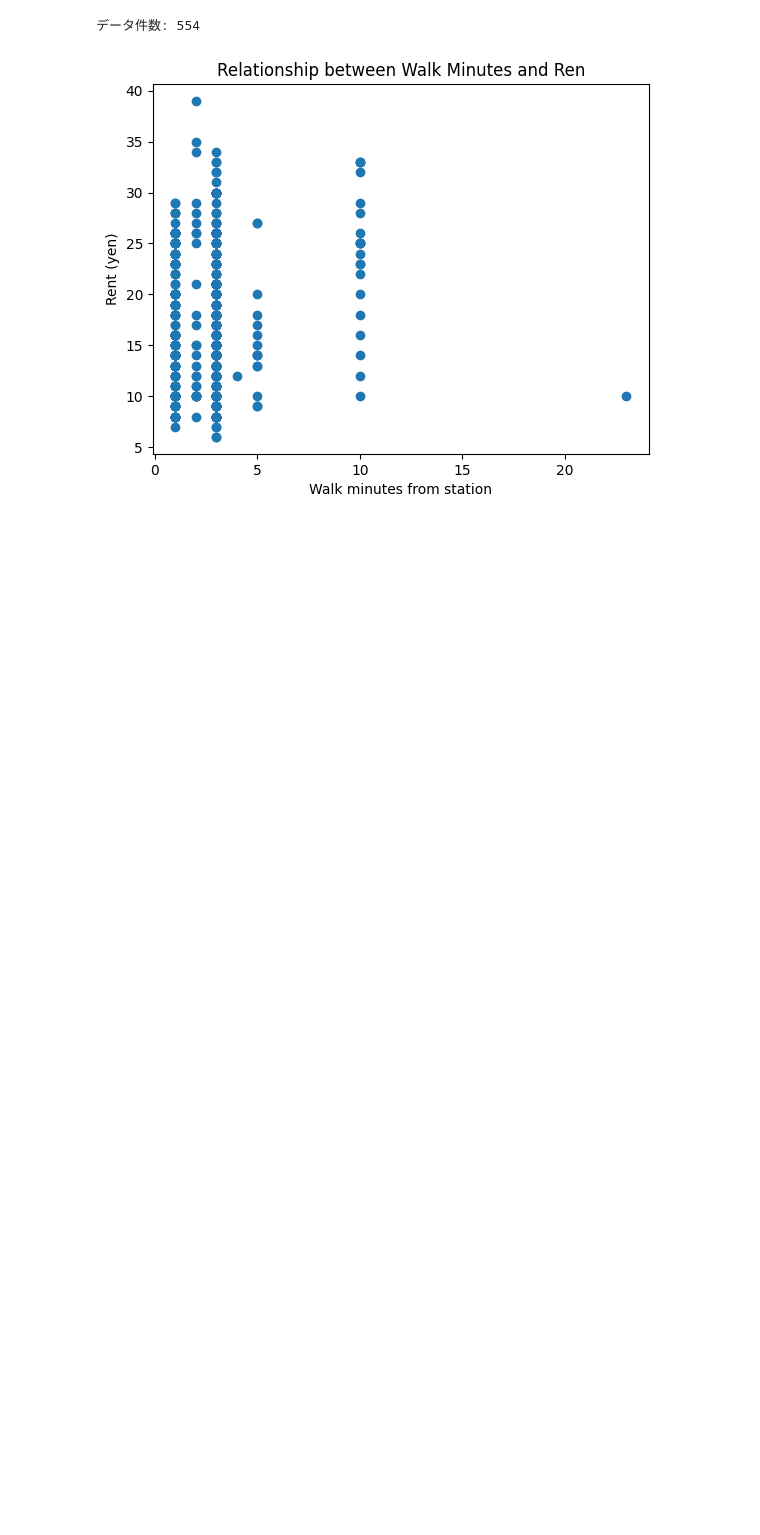
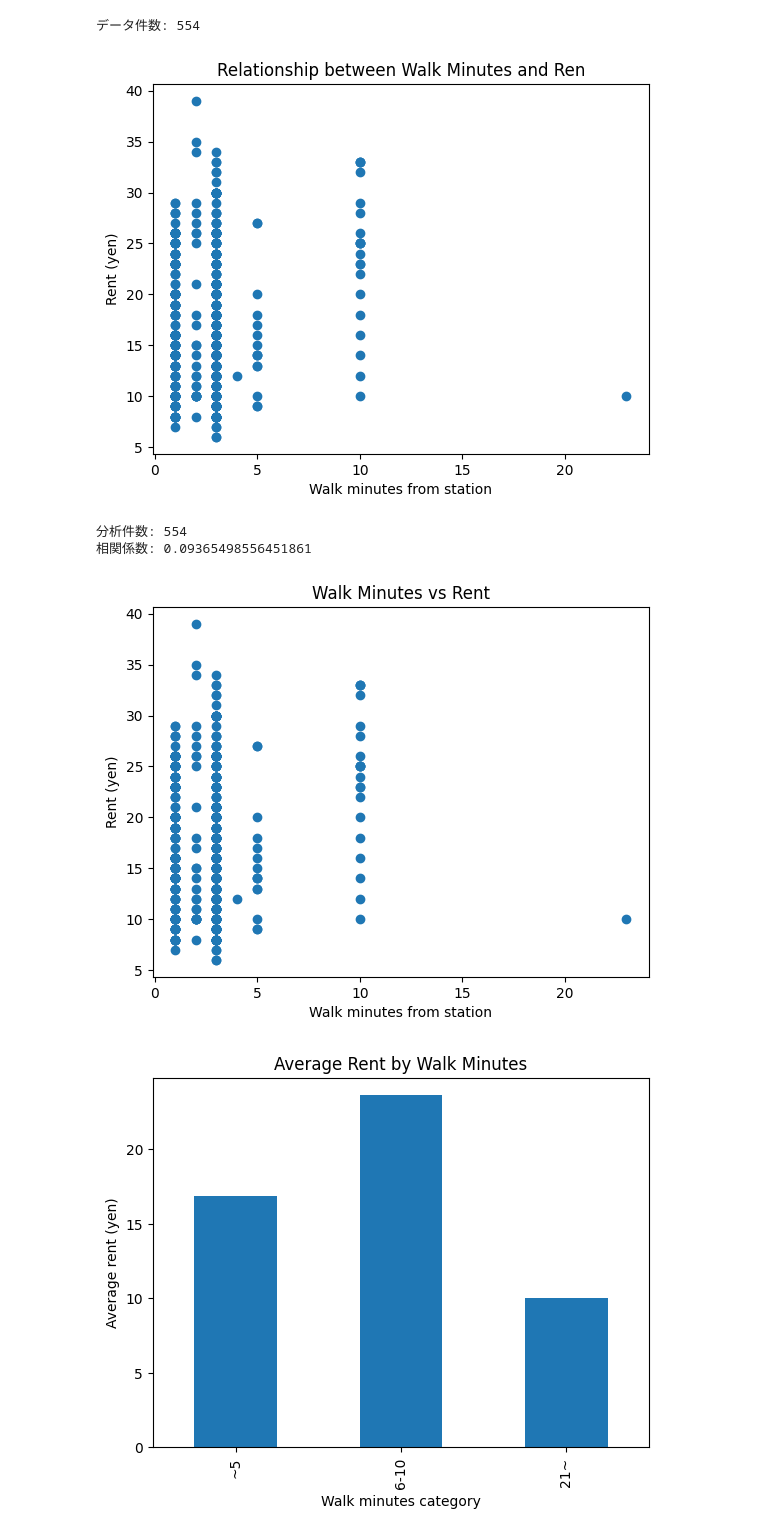
Before and after one commit to yuumi4311/dsprog2_2025, a Jupyter notebook: 最終課題/main.ipynb, the cells around one changed output. Saved outputs shown, nothing was run; the diff lists cells and outputs as text; code cells hidden in the pictures; blank space fills up the shorter version.

```diff
--- a/最終課題/main.ipynb
+++ b/最終課題/main.ipynb
@@ -264,0 +325,17 @@ if __name__ == "__main__":
+# %%
+if __name__ == "__main__":
+    analyzer = RealEstateAnalyzer("suumo.db")
+
+    # 世田谷区だけ分析（入力で変えられる）
+    df = analyzer.load_data(ward="世田谷区")
+
+    print(f"分析件数: {len(df)}")
+    print("相関係数:", analyzer.calc_correlation(df))
+
+    analyzer.plot_scatter(df)
+    analyzer.plot_average_by_walk(df)
+# %% [output]
+分析件数: 554
+相関係数: 0.09365498556451861
+[figure, added]
+[figure, added]
```
Also changed, not shown: parts of 2 cells of this notebook.
